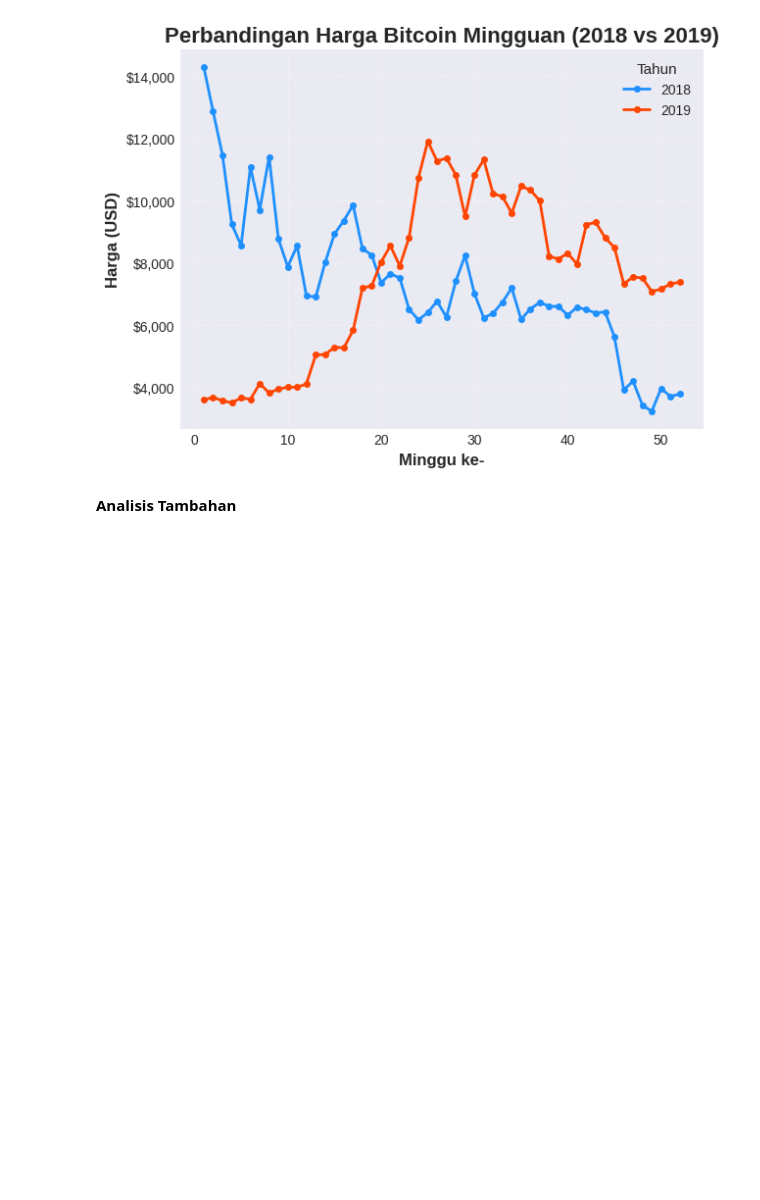
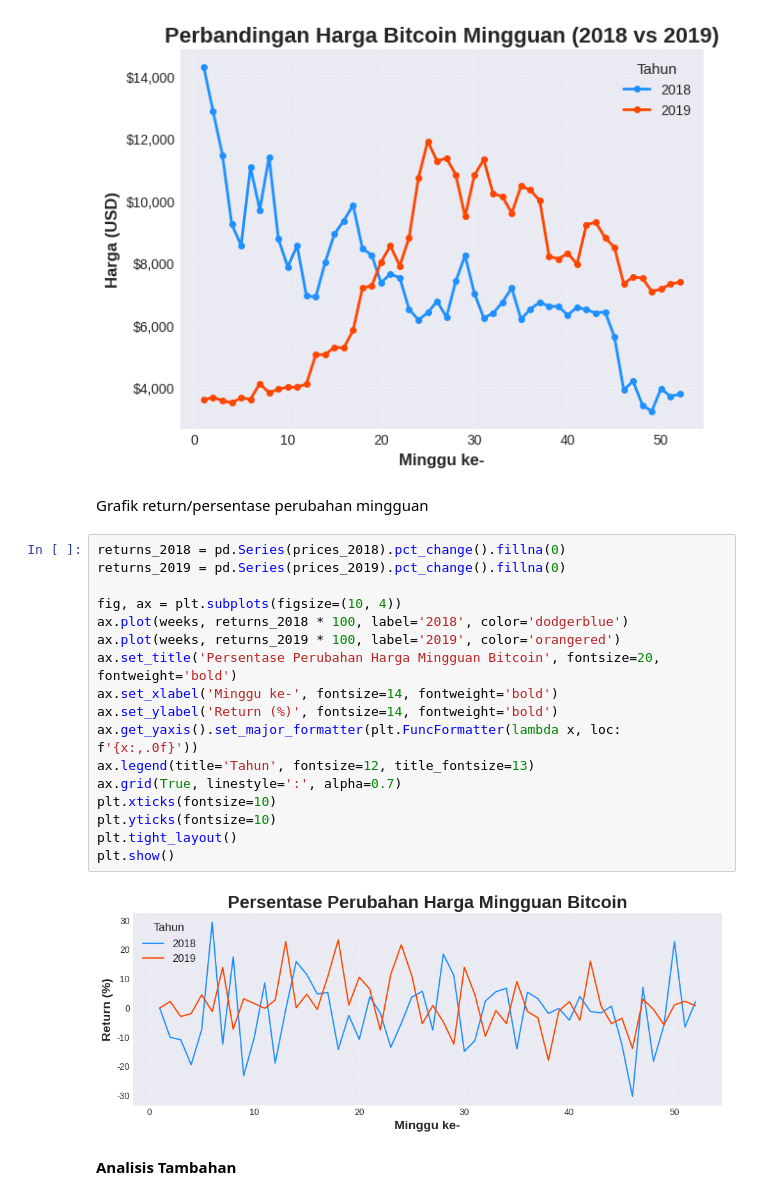
Before and after one commit to notnsas/data-science-application-college-task, a Jupyter notebook: mid_test/UTS_data_science_application_college_subject.ipynb, the cells around one changed output. Cells and saved outputs as stored; diff of their text form; blank space fills up the shorter version.

Commit message:
No. 1: Visualization: Added weekly return/percentage change chart

```diff
--- a/mid_test/UTS_data_science_application_college_subject.ipynb
+++ b/mid_test/UTS_data_science_application_college_subject.ipynb
@@ -77,6 +77,27 @@ plt.tight_layout() # Menyesuaikan layout agar tidak tumpang tindih
 plt.show()
 # %% [output]
 [figure]
+# %% [markdown]
+Grafik return/persentase perubahan mingguan
+# %%
+returns_2018 = pd.Series(prices_2018).pct_change().fillna(0)
+returns_2019 = pd.Series(prices_2019).pct_change().fillna(0)
+
+fig, ax = plt.subplots(figsize=(10, 4))
+ax.plot(weeks, returns_2018 * 100, label='2018', color='dodgerblue')
+ax.plot(weeks, returns_2019 * 100, label='2019', color='orangered')
+ax.set_title('Persentase Perubahan Harga Mingguan Bitcoin', fontsize=20, fontweight='bold')
+ax.set_xlabel('Minggu ke-', fontsize=14, fontweight='bold')
+ax.set_ylabel('Return (%)', fontsize=14, fontweight='bold')
+ax.get_yaxis().set_major_formatter(plt.FuncFormatter(lambda x, loc: f'{x:,.0f}'))
+ax.legend(title='Tahun', fontsize=12, title_fontsize=13)
+ax.grid(True, linestyle=':', alpha=0.7)
+plt.xticks(fontsize=10)
+plt.yticks(fontsize=10)
+plt.tight_layout()
+plt.show()
+# %% [output]
+[figure, added]
 # %% [markdown]
 **Analisis Tambahan**
 # %% [markdown]
```
Also changed, not shown: parts of 2 cells of this notebook.
